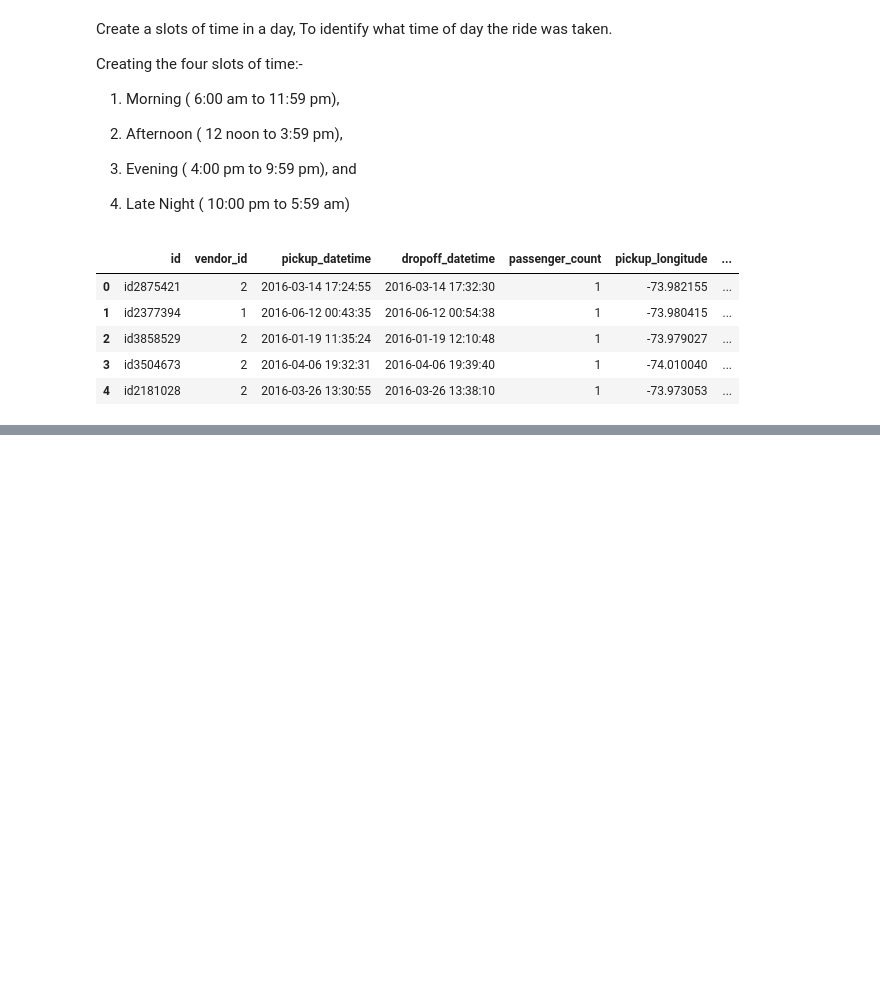
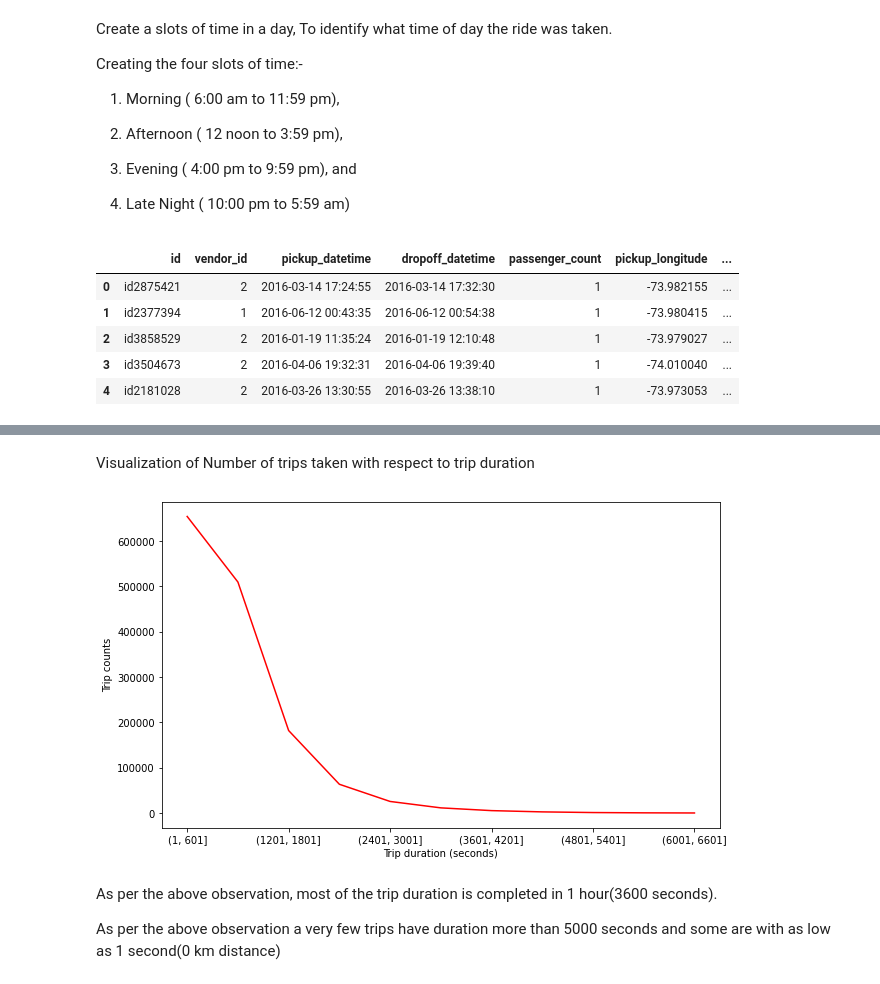
Before and after one commit to PUNEETSUBHANJI/NYC_Taxi_Trip_Time_prediction, a Jupyter notebook: NYC_Taxi_Trip_Time_prediction.ipynb, the cells around one changed output, grey strips where cells are left out. Cells and saved outputs as stored; diff of their text form; code cells hidden in the pictures; blank space fills up the shorter version.

```diff
--- a/NYC_Taxi_Trip_Time_prediction.ipynb
+++ b/NYC_Taxi_Trip_Time_prediction.ipynb
@@ -216,0 +292,15 @@ taxi_data.head()
+# %% [markdown]
+Visualization of Number of trips taken with respect to trip duration
+# %%
+# Visualisation of number of trips taken with respect to trip duration
+plt.figure(figsize=(10,6))
+taxi_data.trip_duration.groupby(pd.cut(taxi_data.trip_duration, np.arange(1,7200,600))).count().plot(kind='line',color ='red')
+plt.xlabel("Trip duration (seconds)")
+plt.ylabel("Trip counts")
+plt.show()
+# %% [output]
+[figure, added]
+# %% [markdown]
+As per the above observation, most of the trip duration is completed in 1 hour(3600 seconds).
+
+As per the above observation a very few trips have duration more than 5000 seconds and some are with as low as 1 second(0 km distance)
```
Also changed, not shown: parts of 98 cells of this notebook.
